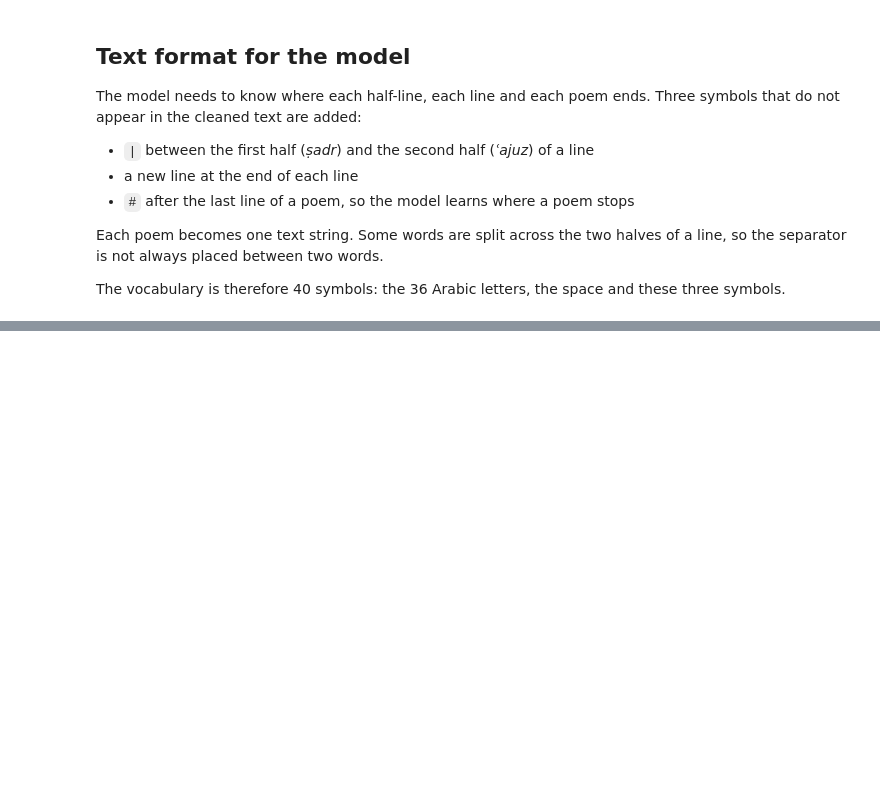
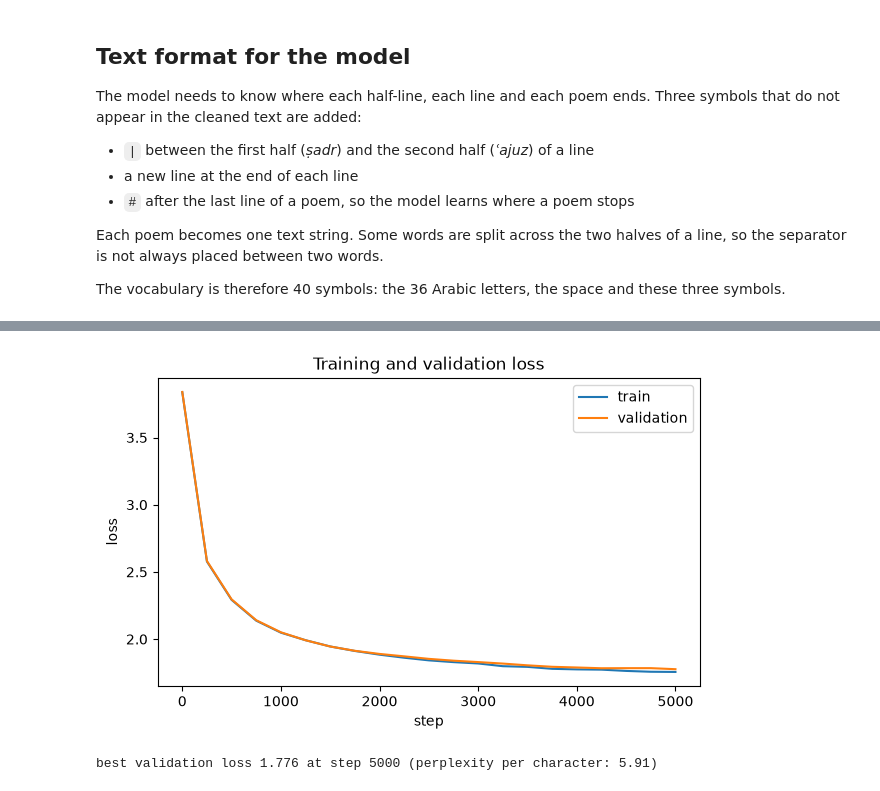
Before and after one commit to bnwiran/generative-ai-applications-project, a Jupyter notebook: generative_model.ipynb, the cells around one changed output, grey strips where cells are left out. Cells and saved outputs as stored; diff of their text form; code cells hidden in the pictures; blank space fills up the shorter version.

```diff
--- a/generative_model.ipynb
+++ b/generative_model.ipynb
@@ -409,0 +602,19 @@ The vocabulary is therefore 40 symbols: the 36 Arabic letters, the space and the
+# %%
+model = CharGPT(VOCAB_SIZE, BLOCK_SIZE, N_LAYER, N_HEAD, N_EMBD, DROPOUT).to(device)
+n_params = sum(p.numel() for p in model.parameters())
+print(f"{n_params:,} parameters")
+
+x, y = get_batch(train_data, BLOCK_SIZE, 4)
+logits, loss = model(x.to(device), y.to(device))
+print(logits.shape, f"initial loss {loss.item():.3f} (random guess: {math.log(VOCAB_SIZE):.3f})")
+
+# Causality check: changing symbols after position 100 must not change earlier predictions
+model.eval()
+with torch.no_grad():
+    x1 = x.to(device)
+    x2 = x1.clone()
+    x2[:, 100:] = torch.randint(0, VOCAB_SIZE, x2[:, 100:].shape, device=device)
+    l1, _ = model(x1)
+    l2, _ = model(x2)
+print("predictions before position 100 unchanged:", torch.allclose(l1[:, :100], l2[:, :100], atol=1e-5))
+model.train()
@@ -409,0 +723,4 @@ The vocabulary is therefore 40 symbols: the 36 Arabic letters, the space and the
+# %%
+torch.manual_seed(SEED)
+model = CharGPT(VOCAB_SIZE, BLOCK_SIZE, N_LAYER, N_HEAD, N_EMBD, DROPOUT).to(device)
+history = train_model(model, train_data, val_data)
@@ -409,0 +745,18 @@ The vocabulary is therefore 40 symbols: the 36 Arabic letters, the space and the
+# %%
+plt.figure(figsize=(7, 4))
+plt.plot(history["step"], history["train_loss"], label="train")
+plt.plot(history["step"], history["val_loss"], label="validation")
+plt.xlabel("step")
+plt.ylabel("loss")
+plt.title("Training and validation loss")
+plt.legend()
+plt.show()
+# %% [output]
+[figure, added]
+# %%
+best_val = min(history["val_loss"])
+best_step = history["step"][history["val_loss"].index(best_val)]
+print(f"best validation loss {best_val:.3f} at step {best_step} "
+      f"(perplexity per character: {math.exp(best_val):.2f})")
+# %% [output]
+best validation loss 1.776 at step 5000 (perplexity per character: 5.91)
```
Also changed, not shown: parts of 12 cells of this notebook, 1 other file.
